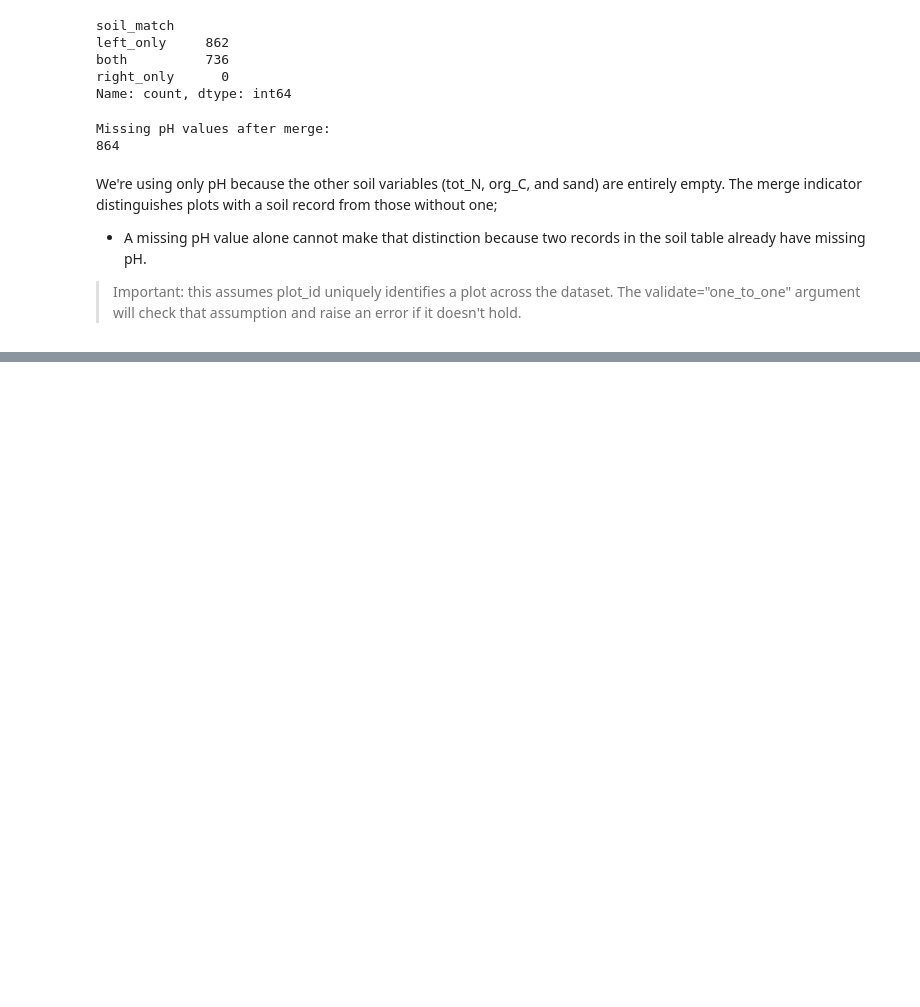
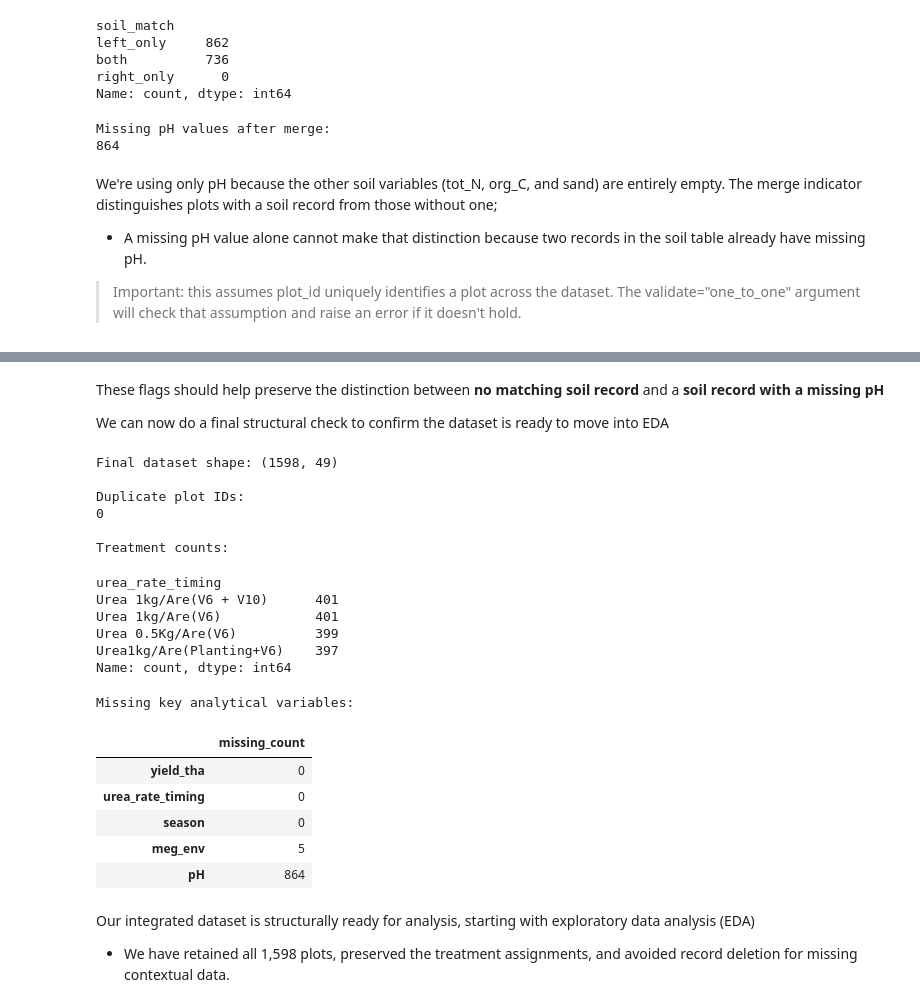
Before and after one commit to Vin-Okumu/maize-yield-optimization-rwanda, a Jupyter notebook: 02_Notebooks/02_data_cleaning_&_integration.ipynb, the cells around one changed output, grey strips where cells are left out. Drawn from its saved outputs; the diff is of its cells as text; code cells hidden in the pictures; blank space fills up the shorter version.

```diff
--- a/02_Notebooks/02_data_cleaning.ipynb
+++ b/02_Notebooks/02_data_cleaning_&_integration.ipynb
@@ -714,0 +745,45 @@ We're using only pH because the other soil variables (tot_N, org_C, and sand) ar
+# %% [markdown]
+These flags should help preserve the distinction between **no matching soil record** and a **soil record with a missing pH**
+
+We can now do a final structural check to confirm the dataset is ready to move into EDA
+# %%
+print("Final dataset shape:", plot_with_field_soil.shape)
+
+print("\nDuplicate plot IDs:")
+print(plot_with_field_soil["plot_id"].duplicated().sum())
+
+print("\nTreatment counts:")
+display(
+    plot_with_field_soil["urea_rate_timing"]
+    .value_counts(dropna=False)
+)
+
+print("\nMissing key analytical variables:")
+display(
+    plot_with_field_soil[
+        ["yield_tha", "urea_rate_timing", "season", "meg_env", "pH"]
+    ].isna().sum().to_frame("missing_count")
+)
+# %% [output]
+Final dataset shape: (1598, 49)
+
+Duplicate plot IDs:
+0
+
+Treatment counts:
+urea_rate_timing
+Urea 1kg/Are(V6 + V10)      401
+Urea 1kg/Are(V6)            401
+Urea 0.5Kg/Are(V6)          399
+Urea1kg/Are(Planting+V6)    397
+Name: count, dtype: int64
+Missing key analytical variables:
+|  | missing_count |
+| yield_tha | 0 |
+| urea_rate_timing | 0 |
+| season | 0 |
+| meg_env | 5 |
+| pH | 864 |
+# %% [markdown]
+Our integrated dataset is structurally ready for analysis, starting with exploratory data analysis (EDA)
+- We have retained all 1,598 plots, preserved the treatment assignments, and avoided record deletion for missing contextual data.
```
Also changed, not shown: parts of 5 cells of this notebook, 3 other files.
